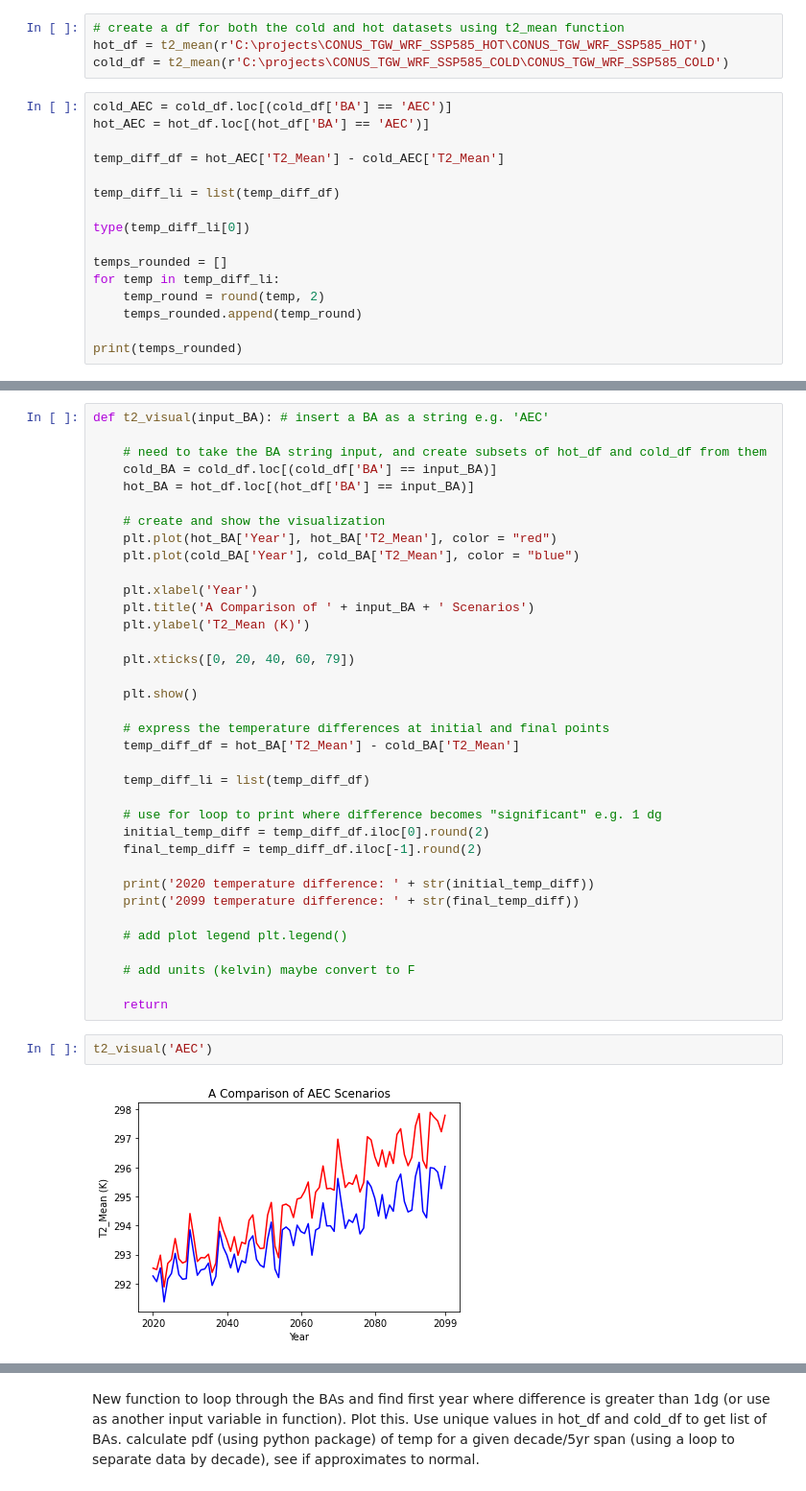
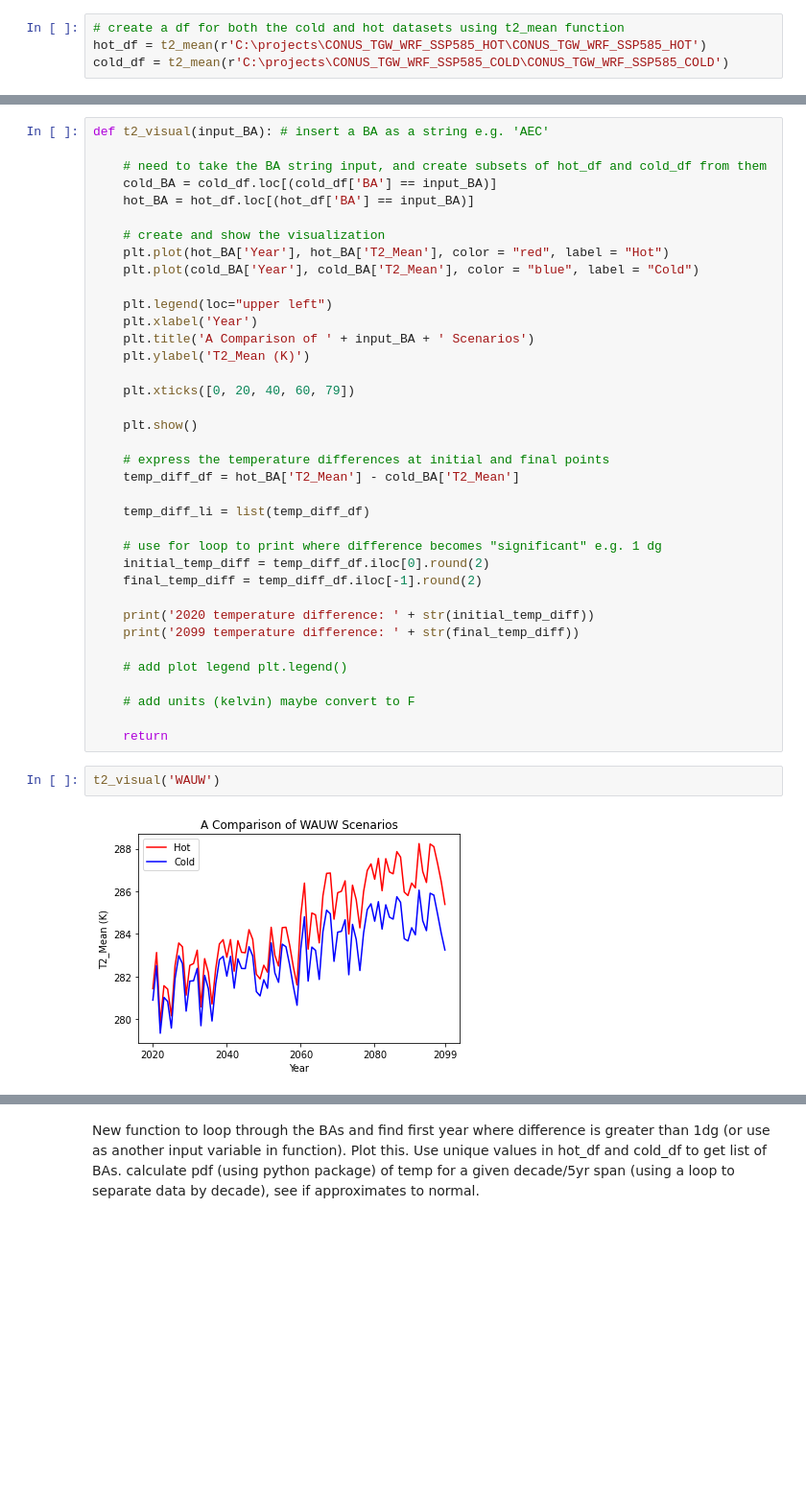
Before and after one commit to IMMM-SFA/misha_code, a Jupyter notebook: historical_means.ipynb, the cells around one changed output, grey strips where cells are left out. Shown at 96% size. Drawn from its saved outputs; the diff is of its cells as text; blank space fills up the shorter version.

```diff
--- a/historical_means.ipynb
+++ b/historical_means.ipynb
@@ -58,19 +58,3 @@ def t2_mean(path):
 # create a df for both the cold and hot datasets using t2_mean function
 hot_df = t2_mean(r'C:\projects\CONUS_TGW_WRF_SSP585_HOT\CONUS_TGW_WRF_SSP585_HOT')
 cold_df = t2_mean(r'C:\projects\CONUS_TGW_WRF_SSP585_COLD\CONUS_TGW_WRF_SSP585_COLD')
-# %%
-cold_AEC = cold_df.loc[(cold_df['BA'] == 'AEC')]
-hot_AEC = hot_df.loc[(hot_df['BA'] == 'AEC')]
-
-temp_diff_df = hot_AEC['T2_Mean'] - cold_AEC['T2_Mean']
-
-temp_diff_li = list(temp_diff_df)
-
-type(temp_diff_li[0])
-
-temps_rounded = []
-for temp in temp_diff_li:
-    temp_round = round(temp, 2)
-    temps_rounded.append(temp_round)
-
-print(temps_rounded)
@@ -108,9 +66,10 @@ def t2_visual(input_BA): # insert a BA as a string e.g. 'AEC'
     hot_BA = hot_df.loc[(hot_df['BA'] == input_BA)]
 
     # create and show the visualization
-    plt.plot(hot_BA['Year'], hot_BA['T2_Mean'], color = "red")
-    plt.plot(cold_BA['Year'], cold_BA['T2_Mean'], color = "blue")
+    plt.plot(hot_BA['Year'], hot_BA['T2_Mean'], color = "red", label = "Hot")
+    plt.plot(cold_BA['Year'], cold_BA['T2_Mean'], color = "blue", label = "Cold")
 
+    plt.legend(loc="upper left")
     plt.xlabel('Year')
     plt.title('A Comparison of ' + input_BA + ' Scenarios')
     plt.ylabel('T2_Mean (K)')
@@ -137,6 +96,6 @@ def t2_visual(input_BA): # insert a BA as a string e.g. 'AEC'
 
     return
 # %%
-t2_visual('AEC')
+t2_visual('WAUW')
 # %% [output]
-[figure, old version]
+[figure, new version]
```
Also changed, not shown: parts of 11 cells of this notebook.
